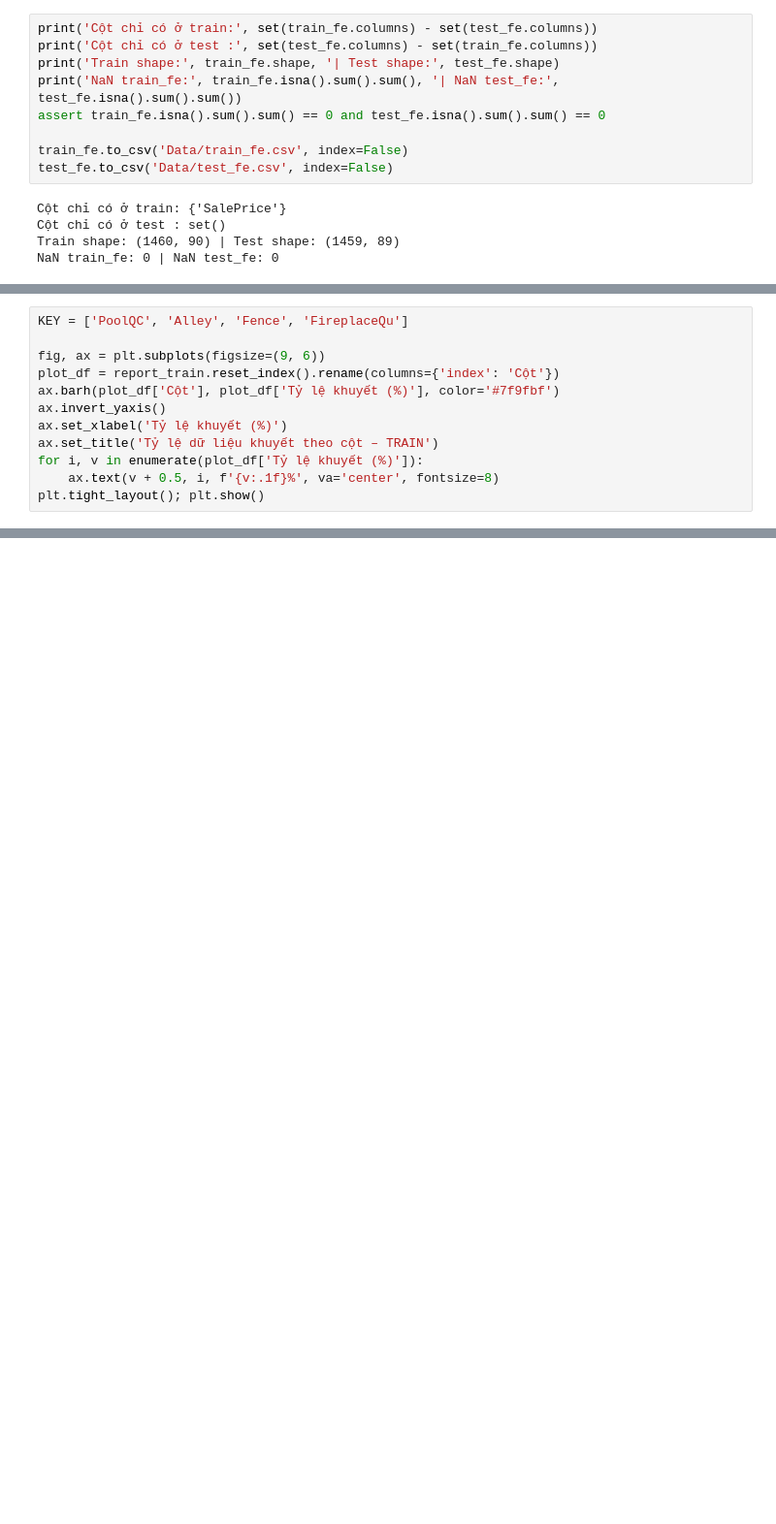
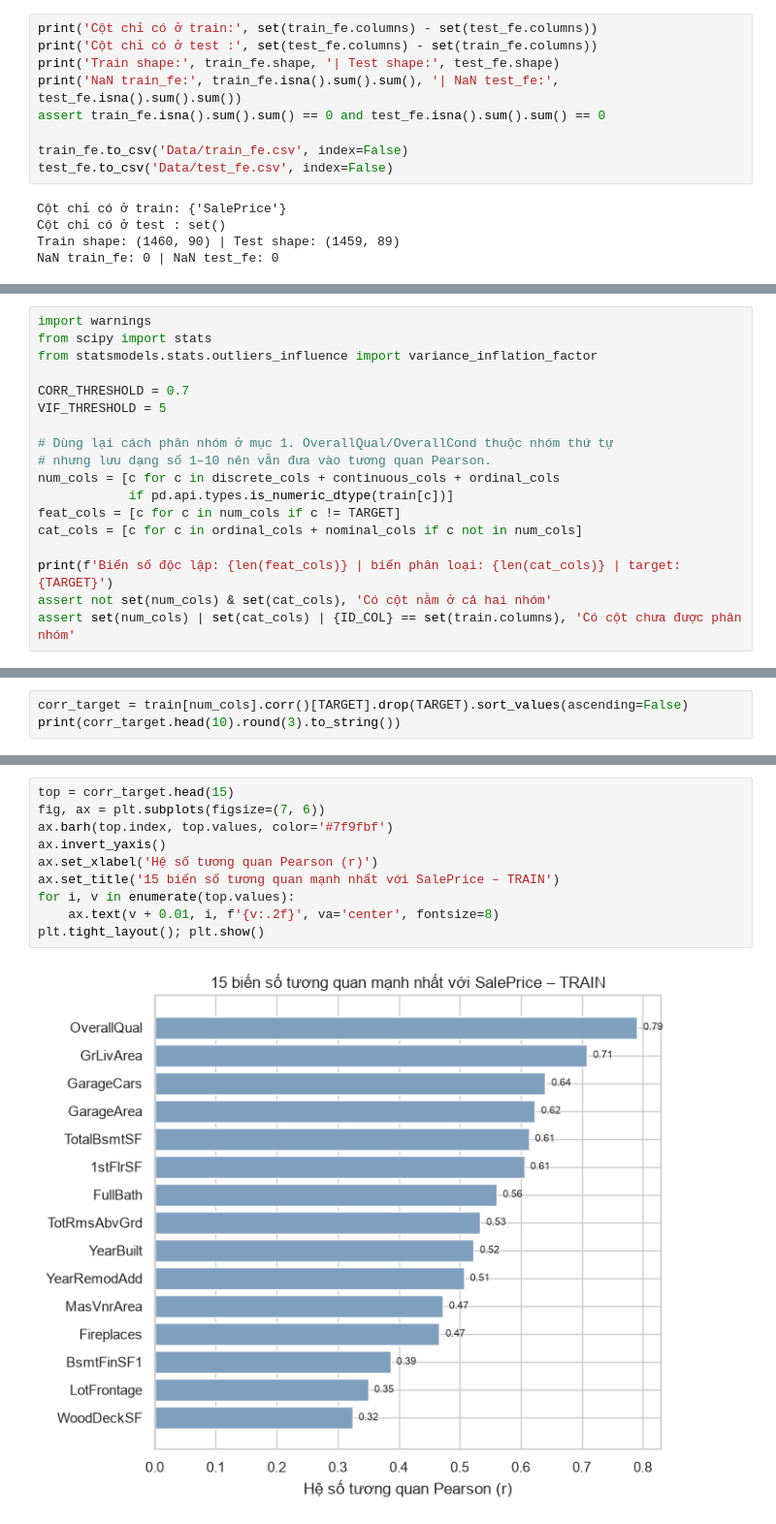
Before and after one commit to thaitran14072006/Machine-learning, a Jupyter notebook: Lab03/Multivariate_Multicollinearity.ipynb, the cells around one changed output, grey strips where cells are left out. Shown at 97% size. Saved outputs shown, nothing was run; the diff lists cells and outputs as text; blank space fills up the shorter version.

```diff
--- a/Lab03/Multivariate_Multicollinearity.ipynb
+++ b/Lab03/Multivariate_Multicollinearity.ipynb
@@ -637,12 +320,0 @@ report_train = missing_report(train_raw, 'TRAIN')
-# %%
-KEY = ['PoolQC', 'Alley', 'Fence', 'FireplaceQu']
-
-fig, ax = plt.subplots(figsize=(9, 6))
-plot_df = report_train.reset_index().rename(columns={'index': 'Cột'})
-ax.barh(plot_df['Cột'], plot_df['Tỷ lệ khuyết (%)'], color='#7f9fbf')
-ax.invert_yaxis()
-ax.set_xlabel('Tỷ lệ khuyết (%)')
-ax.set_title('Tỷ lệ dữ liệu khuyết theo cột – TRAIN')
-for i, v in enumerate(plot_df['Tỷ lệ khuyết (%)']):
-    ax.text(v + 0.5, i, f'{v:.1f}%', va='center', fontsize=8)
-plt.tight_layout(); plt.show()
@@ -1077,0 +323,18 @@ plt.tight_layout(); plt.show()
+# %%
+import warnings
+from scipy import stats
+from statsmodels.stats.outliers_influence import variance_inflation_factor
+
+CORR_THRESHOLD = 0.7
+VIF_THRESHOLD = 5
+
+# Dùng lại cách phân nhóm ở mục 1. OverallQual/OverallCond thuộc nhóm thứ tự
+# nhưng lưu dạng số 1–10 nên vẫn đưa vào tương quan Pearson.
+num_cols = [c for c in discrete_cols + continuous_cols + ordinal_cols
+            if pd.api.types.is_numeric_dtype(train[c])]
+feat_cols = [c for c in num_cols if c != TARGET]
+cat_cols = [c for c in ordinal_cols + nominal_cols if c not in num_cols]
+
+print(f'Biến số độc lập: {len(feat_cols)} | biến phân loại: {len(cat_cols)} | target: {TARGET}')
+assert not set(num_cols) & set(cat_cols), 'Có cột nằm ở cả hai nhóm'
+assert set(num_cols) | set(cat_cols) | {ID_COL} == set(train.columns), 'Có cột chưa được phân nhóm'
@@ -1077,0 +345,3 @@ plt.tight_layout(); plt.show()
+# %%
+corr_target = train[num_cols].corr()[TARGET].drop(TARGET).sort_values(ascending=False)
+print(corr_target.head(10).round(3).to_string())
@@ -1077,0 +359,12 @@ plt.tight_layout(); plt.show()
+# %%
+top = corr_target.head(15)
+fig, ax = plt.subplots(figsize=(7, 6))
+ax.barh(top.index, top.values, color='#7f9fbf')
+ax.invert_yaxis()
+ax.set_xlabel('Hệ số tương quan Pearson (r)')
+ax.set_title('15 biến số tương quan mạnh nhất với SalePrice – TRAIN')
+for i, v in enumerate(top.values):
+    ax.text(v + 0.01, i, f'{v:.2f}', va='center', fontsize=8)
+plt.tight_layout(); plt.show()
+# %% [output]
+[figure, added]
```
Also changed, not shown: parts of 89 cells of this notebook, 8 other files.
